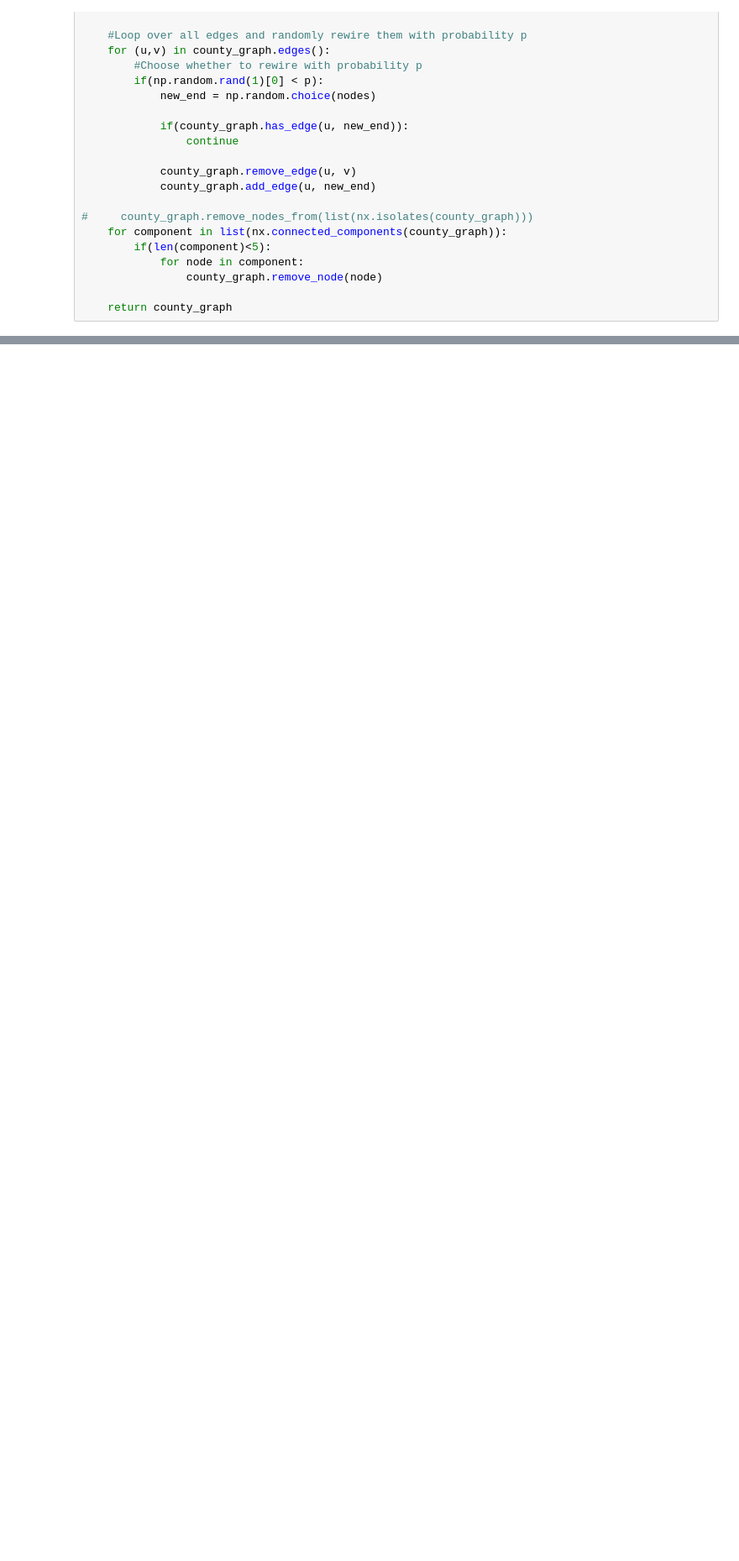
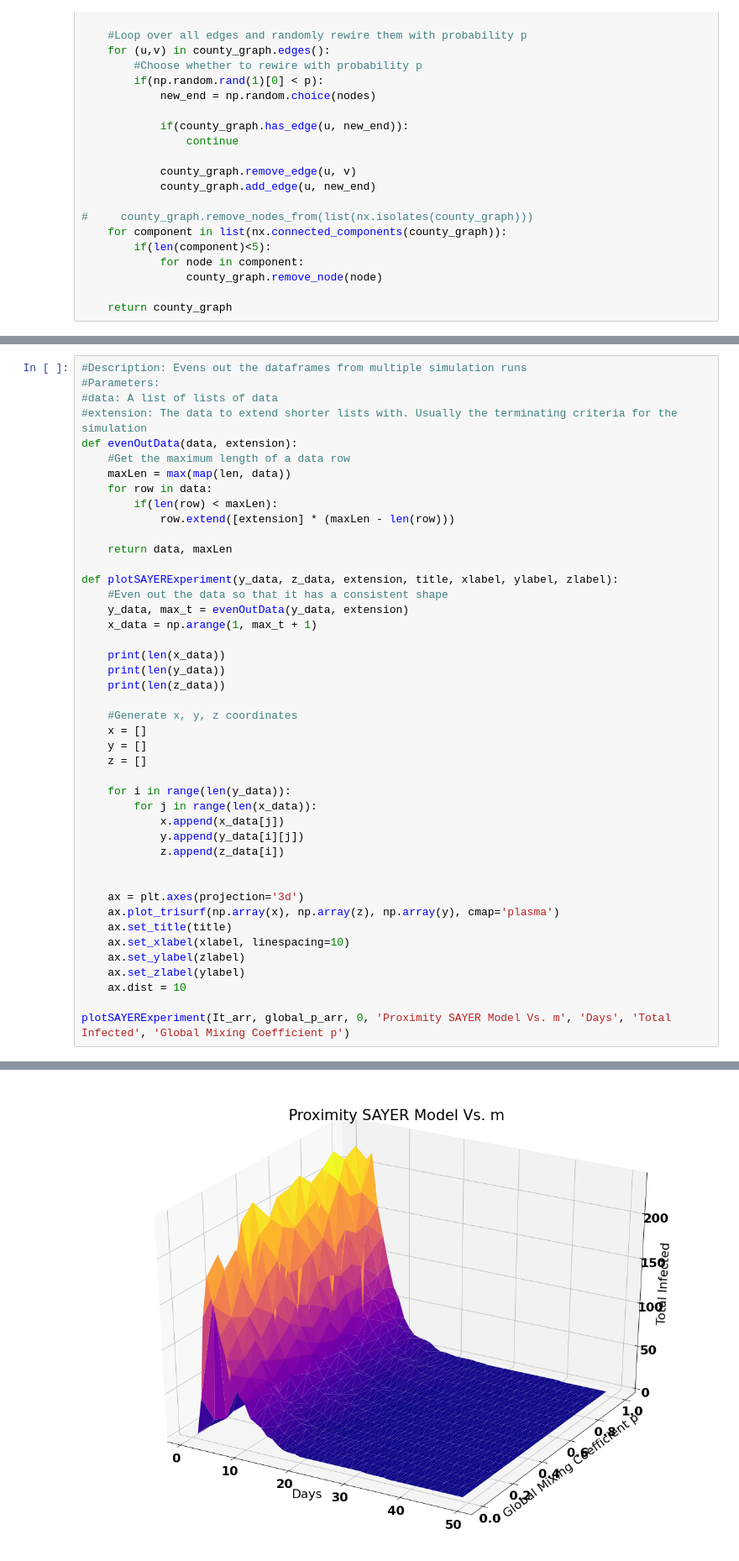
Before and after one commit to nickpalmer789/SAYERSim, a Jupyter notebook: SAYERSim.ipynb, the cells around one changed output, grey strips where cells are left out. Shown at 84% size. Drawn from its saved outputs; the diff is of its cells as text; blank space fills up the shorter version.

```diff
--- a/SAYERSim.ipynb
+++ b/SAYERSim.ipynb
@@ -635,0 +574,45 @@ def county_graph(degree_sequence, l, p):
+# %%
+#Description: Evens out the dataframes from multiple simulation runs
+#Parameters:
+#data: A list of lists of data
+#extension: The data to extend shorter lists with. Usually the terminating criteria for the simulation
+def evenOutData(data, extension):
+    #Get the maximum length of a data row
+    maxLen = max(map(len, data))
+    for row in data:
+        if(len(row) < maxLen):
+            row.extend([extension] * (maxLen - len(row)))
+
+    return data, maxLen
+
+def plotSAYERExperiment(y_data, z_data, extension, title, xlabel, ylabel, zlabel):
+    #Even out the data so that it has a consistent shape
+    y_data, max_t = evenOutData(y_data, extension)
+    x_data = np.arange(1, max_t + 1)
+
+    print(len(x_data))
+    print(len(y_data))
+    print(len(z_data))
+
+    #Generate x, y, z coordinates
+    x = []
+    y = []
+    z = []
+
+    for i in range(len(y_data)):
+        for j in range(len(x_data)):
+            x.append(x_data[j])
+            y.append(y_data[i][j])
+            z.append(z_data[i])
+
+
+    ax = plt.axes(projection='3d')
+    ax.plot_trisurf(np.array(x), np.array(z), np.array(y), cmap='plasma')
+    ax.set_title(title)
+    ax.set_xlabel(xlabel, linespacing=10)
+    ax.set_ylabel(zlabel)
+    ax.set_zlabel(ylabel)
+    ax.dist = 10
+
+plotSAYERExperiment(It_arr, global_p_arr, 0, 'Proximity SAYER Model Vs. m', 'Days', 'Total Infected', 'Global Mixing Coefficient p')
+# %% [output]
@@ -635,0 +622 @@ def county_graph(degree_sequence, l, p):
+[figure, added]
```
Also changed, not shown: parts of 50 cells of this notebook, 4 other files.
